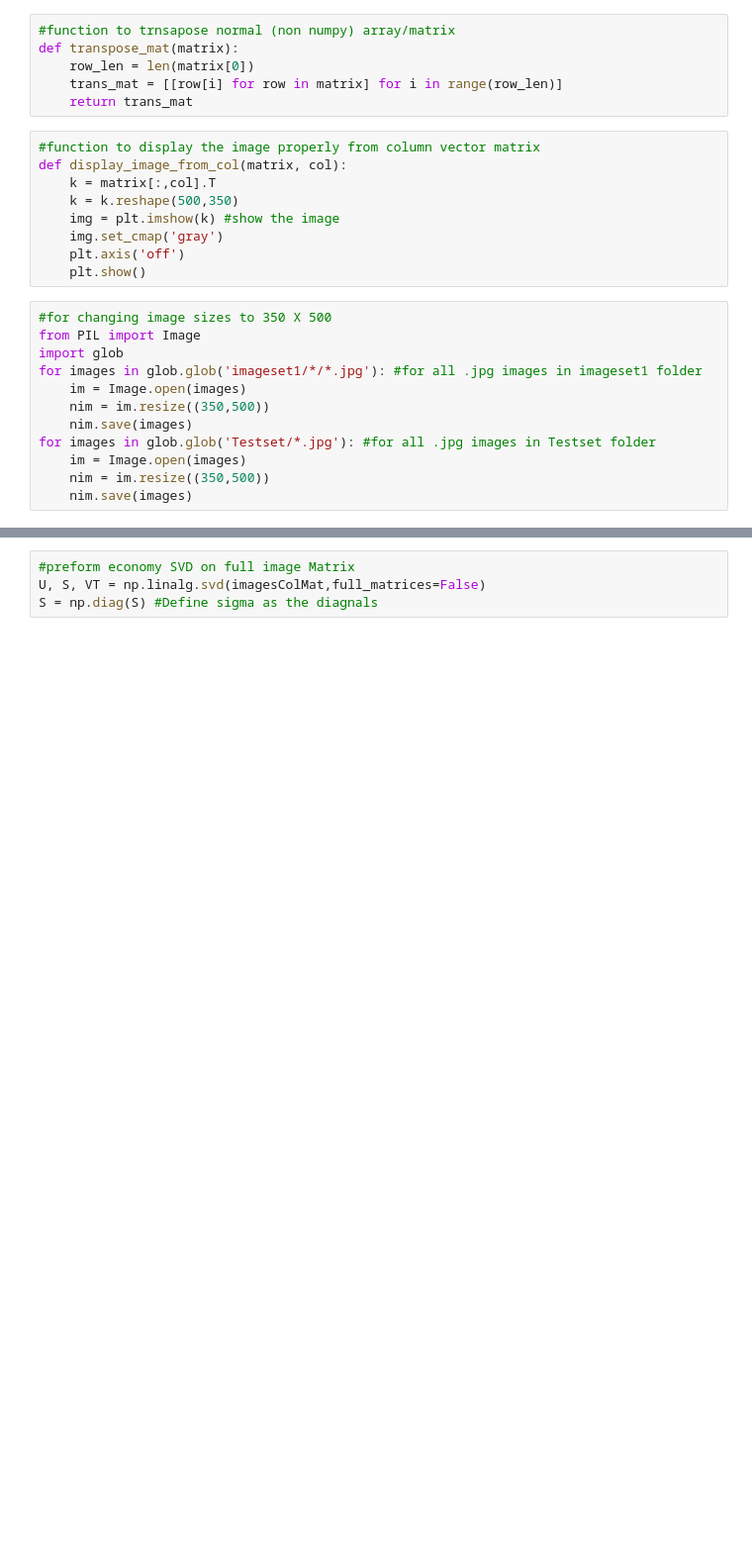
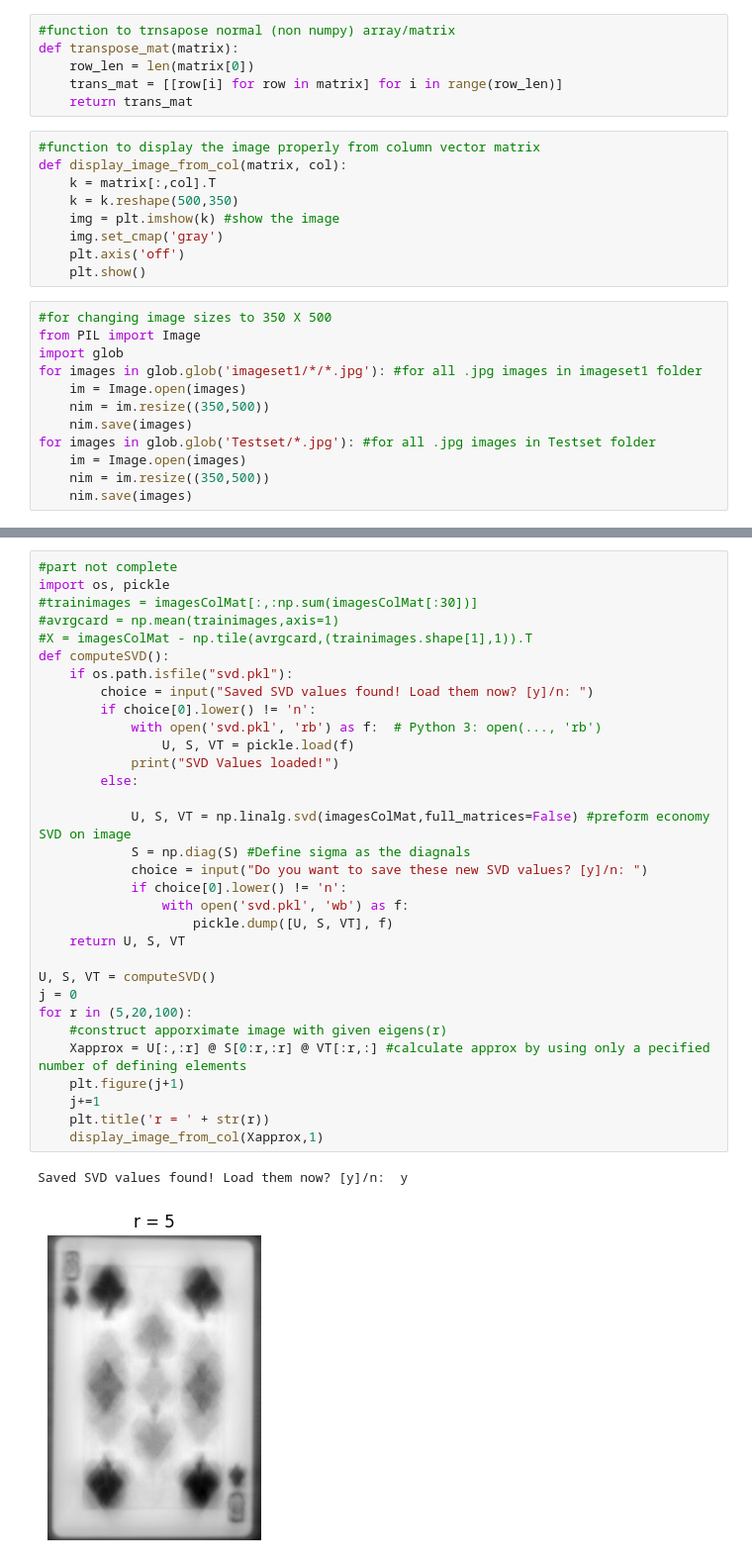
Before and after one commit to liamgoss/Playing-Card-Identification-Using-Machine-Learning, a Jupyter notebook: main.ipynb, the cells around one changed output, grey strips where cells are left out. Shown at 99% size. Cells and saved outputs as stored; diff of their text form; blank space fills up the shorter version.

Commit message:
Added code to save SVD values

```diff
--- a/main.ipynb
+++ b/main.ipynb
@@ -53,4 +57,35 @@ display_image_from_col(imagesColMat,25) #testing diplsay function
 # %%
-#preform economy SVD on full image Matrix
-U, S, VT = np.linalg.svd(imagesColMat,full_matrices=False)
-S = np.diag(S) #Define sigma as the diagnals
+#part not complete
+import os, pickle
+#trainimages = imagesColMat[:,:np.sum(imagesColMat[:30])]
+#avrgcard = np.mean(trainimages,axis=1)
+#X = imagesColMat - np.tile(avrgcard,(trainimages.shape[1],1)).T
+def computeSVD():
+    if os.path.isfile("svd.pkl"):
+        choice = input("Saved SVD values found! Load them now? [y]/n: ")
+        if choice[0].lower() != 'n':
+            with open('svd.pkl', 'rb') as f:  # Python 3: open(..., 'rb')
+                U, S, VT = pickle.load(f)
+            print("SVD Values loaded!")
+        else:
+
+            U, S, VT = np.linalg.svd(imagesColMat,full_matrices=False) #preform economy SVD on image
+            S = np.diag(S) #Define sigma as the diagnals
+            choice = input("Do you want to save these new SVD values? [y]/n: ")
+            if choice[0].lower() != 'n':
+                with open('svd.pkl', 'wb') as f:
+                    pickle.dump([U, S, VT], f)
+    return U, S, VT
+
+U, S, VT = computeSVD()
+j = 0
+for r in (5,20,100):
+    #construct apporximate image with given eigens(r)
+    Xapprox = U[:,:r] @ S[0:r,:r] @ VT[:r,:] #calculate approx by using only a pecified number of defining elements
+    plt.figure(j+1)
+    j+=1
+    plt.title('r = ' + str(r))
+    display_image_from_col(Xapprox,1)
+# %% [output]
+Saved SVD values found! Load them now? [y]/n:  y
+[figure, added]
```
Also changed, not shown: parts of 5 cells of this notebook, 1 other file.
